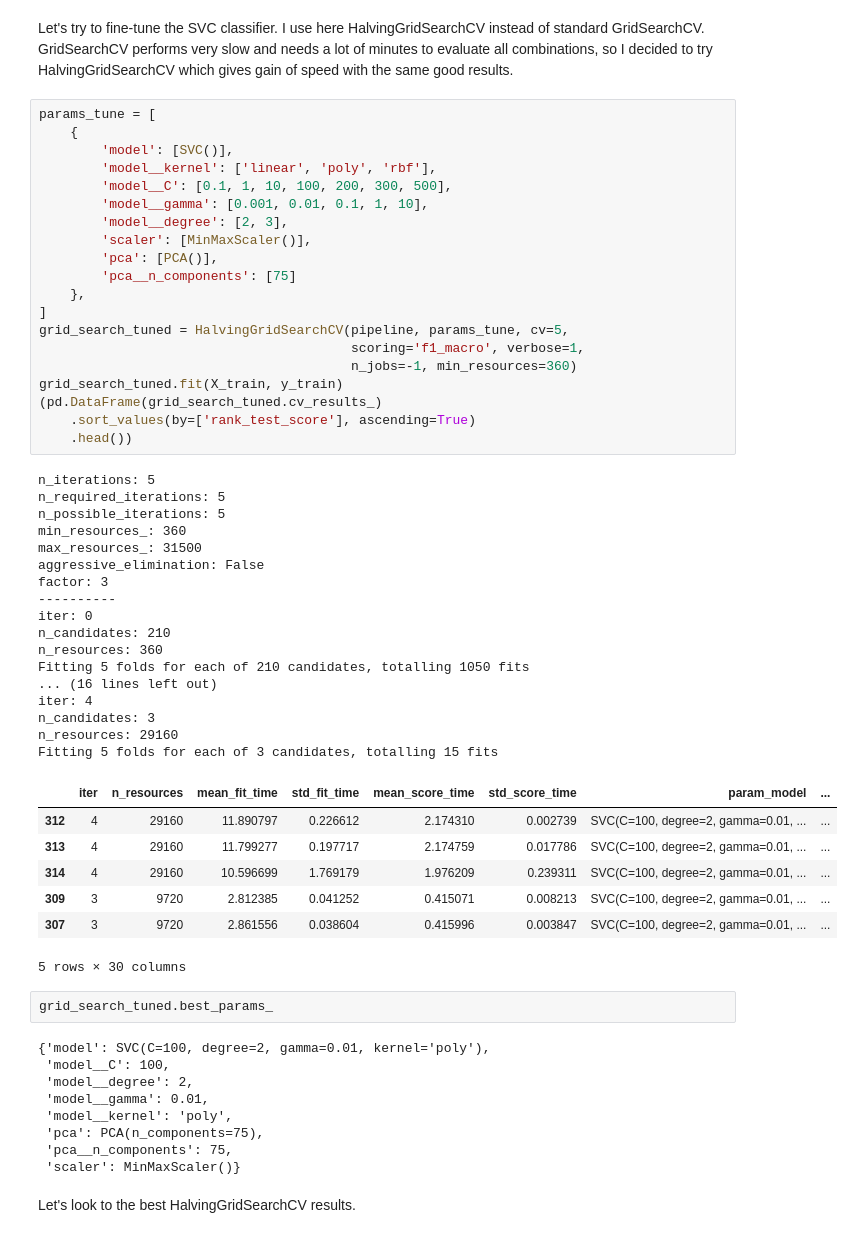
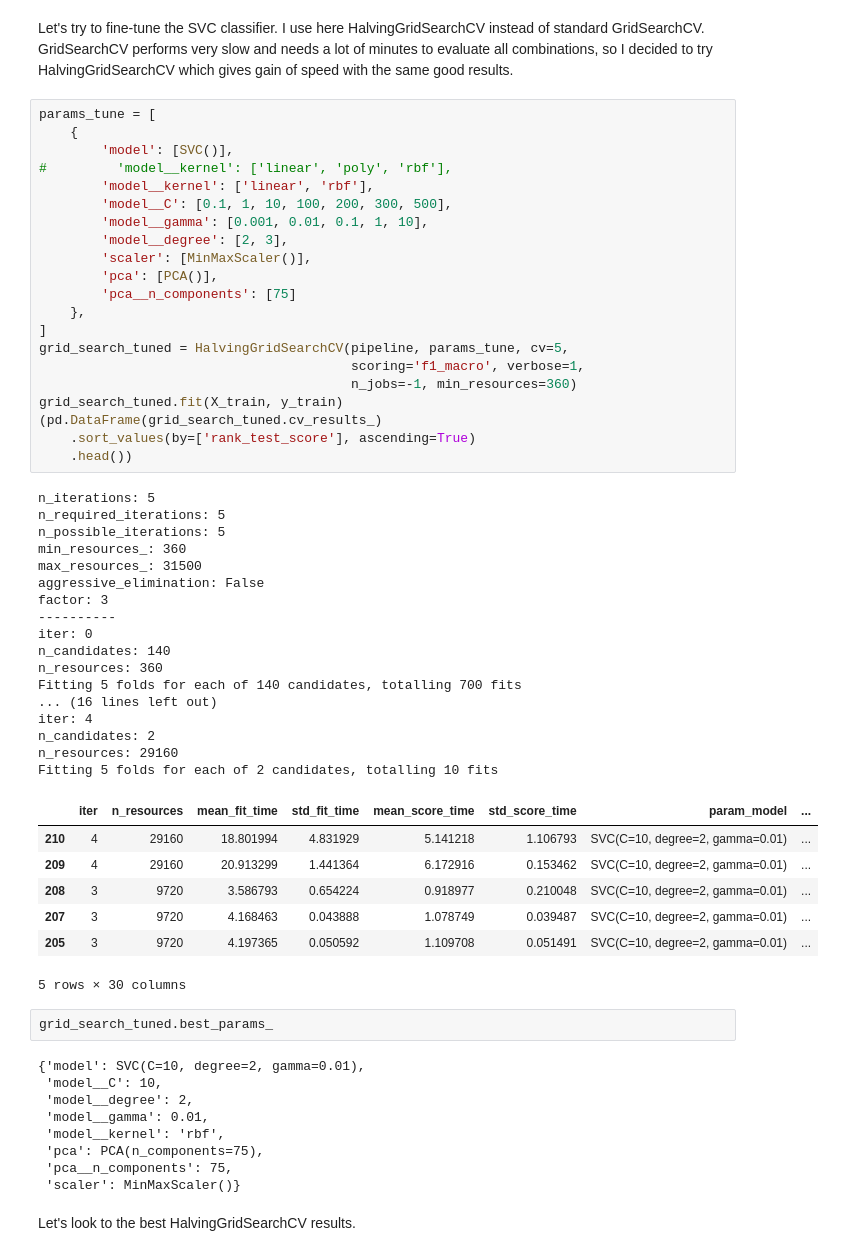
Before and after one commit to Andrey123qq2/Kaggle-Notebooks, a Jupyter notebook: digit-recognizer-pca-svc.ipynb, the cells around one changed output. Saved outputs shown, nothing was run; the diff lists cells and outputs as text.

```diff
--- a/digit-recognizer-pca-svc.ipynb
+++ b/digit-recognizer-pca-svc.ipynb
@@ -449,55 +469,56 @@ Let's try to fine-tune the SVC classifier. I use here HalvingGridSearchCV instea
 params_tune = [
     {
         'model': [SVC()],
-        'model__kernel': ['linear', 'poly', 'rbf'],
+#         'model__kernel': ['linear', 'poly', 'rbf'],
+        'model__kernel': ['linear', 'rbf'],
         'model__C': [0.1, 1, 10, 100, 200, 300, 500],
         'model__gamma': [0.001, 0.01, 0.1, 1, 10],
         'model__degree': [2, 3],
         'scaler': [MinMaxScaler()],
         'pca': [PCA()],
         'pca__n_components': [75]
     },
 ]
 grid_search_tuned = HalvingGridSearchCV(pipeline, params_tune, cv=5,
                                         scoring='f1_macro', verbose=1,
                                         n_jobs=-1, min_resources=360)
 grid_search_tuned.fit(X_train, y_train)
 (pd.DataFrame(grid_search_tuned.cv_results_)
     .sort_values(by=['rank_test_score'], ascending=True)
     .head())
 # %% [output]
 n_iterations: 5
 n_required_iterations: 5
 n_possible_iterations: 5
 min_resources_: 360
 max_resources_: 31500
 aggressive_elimination: False
 factor: 3
 ----------
 iter: 0
-n_candidates: 210
+n_candidates: 140
 n_resources: 360
-Fitting 5 folds for each of 210 candidates, totalling 1050 fits
+Fitting 5 folds for each of 140 candidates, totalling 700 fits
 ... (16 lines left out)
 iter: 4
-n_candidates: 3
+n_candidates: 2
 n_resources: 29160
-Fitting 5 folds for each of 3 candidates, totalling 15 fits
+Fitting 5 folds for each of 2 candidates, totalling 10 fits
 |  | iter | n_resources | mean_fit_time | std_fit_time | mean_score_time | std_score_time | param_model | ... |
-| 312 | 4 | 29160 | 11.890797 | 0.226612 | 2.174310 | 0.002739 | SVC(C=100, degree=2, gamma=0.01, ... | ... |
-| 313 | 4 | 29160 | 11.799277 | 0.197717 | 2.174759 | 0.017786 | SVC(C=100, degree=2, gamma=0.01, ... | ... |
-| 314 | 4 | 29160 | 10.596699 | 1.769179 | 1.976209 | 0.239311 | SVC(C=100, degree=2, gamma=0.01, ... | ... |
-| 309 | 3 | 9720 | 2.812385 | 0.041252 | 0.415071 | 0.008213 | SVC(C=100, degree=2, gamma=0.01, ... | ... |
-| 307 | 3 | 9720 | 2.861556 | 0.038604 | 0.415996 | 0.003847 | SVC(C=100, degree=2, gamma=0.01, ... | ... |
+| 210 | 4 | 29160 | 18.801994 | 4.831929 | 5.141218 | 1.106793 | SVC(C=10, degree=2, gamma=0.01) | ... |
+| 209 | 4 | 29160 | 20.913299 | 1.441364 | 6.172916 | 0.153462 | SVC(C=10, degree=2, gamma=0.01) | ... |
+| 208 | 3 | 9720 | 3.586793 | 0.654224 | 0.918977 | 0.210048 | SVC(C=10, degree=2, gamma=0.01) | ... |
+| 207 | 3 | 9720 | 4.168463 | 0.043888 | 1.078749 | 0.039487 | SVC(C=10, degree=2, gamma=0.01) | ... |
+| 205 | 3 | 9720 | 4.197365 | 0.050592 | 1.109708 | 0.051491 | SVC(C=10, degree=2, gamma=0.01) | ... |
 5 rows × 30 columns
 # %%
 grid_search_tuned.best_params_
 # %% [output]
-{'model': SVC(C=100, degree=2, gamma=0.01, kernel='poly'),
- 'model__C': 100,
+{'model': SVC(C=10, degree=2, gamma=0.01),
+ 'model__C': 10,
  'model__degree': 2,
  'model__gamma': 0.01,
- 'model__kernel': 'poly',
+ 'model__kernel': 'rbf',
  'pca': PCA(n_components=75),
  'pca__n_components': 75,
  'scaler': MinMaxScaler()}
```
Also changed, not shown: parts of 18 cells of this notebook.
